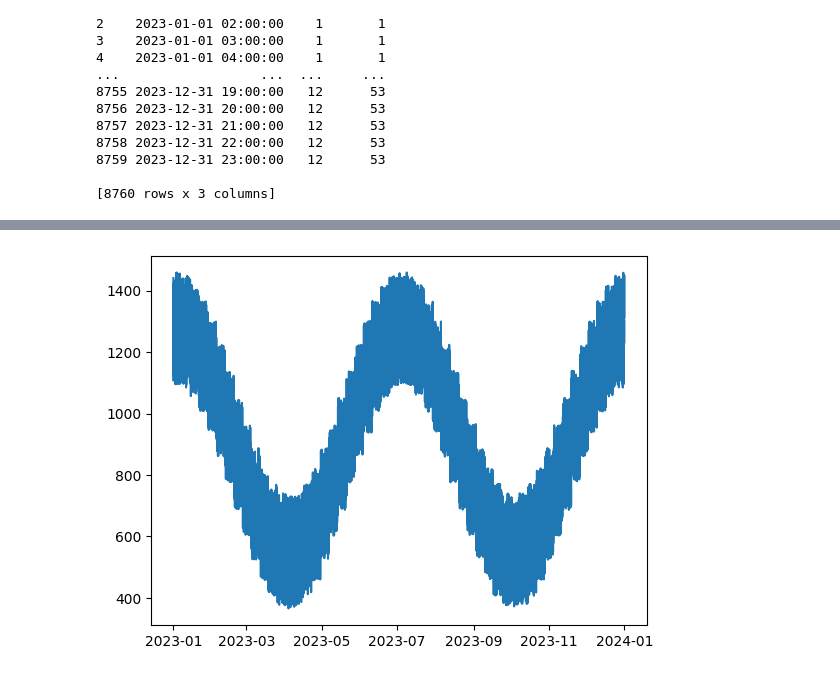
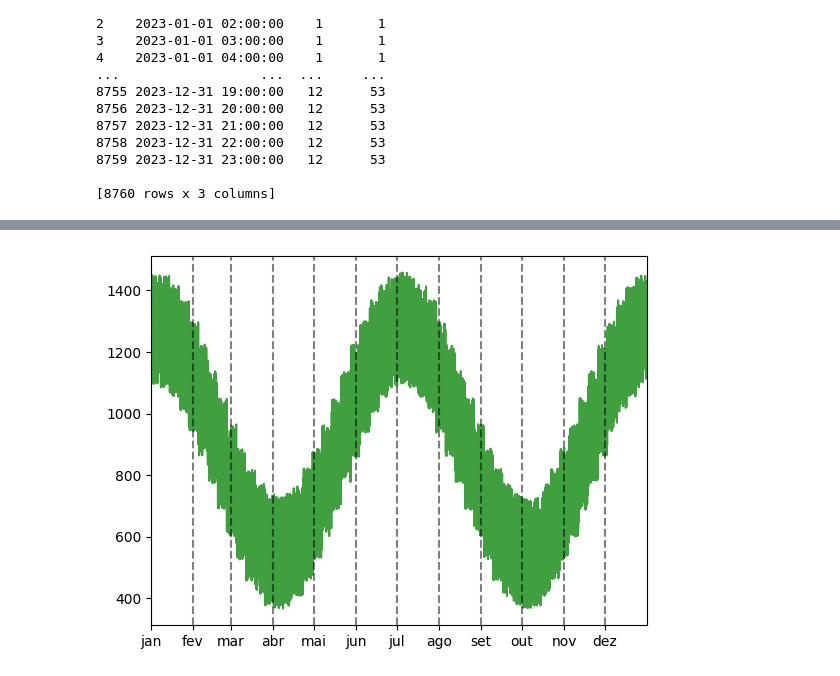
Before and after one commit to josehenriquehess/ENS5173_202401, a Jupyter notebook: Trabalho01.ipynb, the cells around one changed output, grey strips where cells are left out. Drawn from its saved outputs; the diff is of its cells as text; code cells hidden in the pictures.

```diff
--- a/Trabalho01.ipynb
+++ b/Trabalho01.ipynb
@@ -73,11 +75,13 @@ for ii in range(1,len(fe.columns)):
     for barra in barras:
         altura = barra.get_height()
         if np.isfinite(altura):  # Verificando se a altura não é nan
+            i = round((barra.get_x())-0.6)+1
+            print(i)
             # Adicionando os valores totais de emissão e de fator de emissão
             ax[ii-1].text(barra.get_x() + barra.get_width() / 2, altura + 0.05 * atv*fe.iloc[:,ii].max(), milhao(altura, None),
                           ha='center', va='bottom', fontsize=8,
                           bbox=dict(facecolor='white', alpha=1, edgecolor='black'))
-            ax[ii-1].text(barra.get_x() + barra.get_width() / 2, altura - 0.02 * atv*fe.iloc[:,ii].max(), str(fe.iloc[int(barra.get_x()-0.6)+1, ii]),
+            ax[ii-1].text(barra.get_x() + barra.get_width() / 2, altura - 0.02 * atv*fe.iloc[:,ii].max(), fe.iloc[i, ii],
                           ha='center', va='top', fontsize=8,
                           bbox=dict(facecolor='lightgray', alpha=1, edgecolor='black'))
 
@@ -181,10 +195,23 @@ print(df)
 atvHor = atvArray + sazonalidade
 df['Atividade Horária'] = atvHor
 
+# Configurando o locale para português
+locale.setlocale(locale.LC_TIME, 'pt_BR.utf8')
+
 # Criando uma figura com os valores aleatórios
 fig, ax= plt.subplots()
 
-ax.plot(df['Data'],df['Atividade Horária'])
+ax.plot(df['Data'],df['Atividade Horária'], color = 'green', alpha = 0.75, label = 'Produção horária')
+ax.plot(df['Data'],df['Atividade Horária'], color = 'green', alpha = 0.75)
+ax.set_xlim(pd.Timestamp('2023-01-01'), pd.Timestamp('2023-12-31 23:00:00'))
+
+# Adicionando linha para cada mês
+for date in pd.date_range(start='2023-01-01', end='2023-12-31', freq='MS'):
+    ax.axvline(x=date, color='black', linestyle='--', alpha=0.5)  # Escolha a cor, estilo e transparência conforme desejado
+
+# Configurando o formato do eixo x para mostrar os meses abreviados
+ax.xaxis.set_major_locator(mdates.MonthLocator())  # Coloca um marcador em cada mês
+ax.xaxis.set_major_formatter(mdates.DateFormatter('%b'))  # Mostra os três primeiros caracteres do mês
 
 df.to_csv(r"C:\Users\joseh\Documents\GitHub\ENS5173_202401\tabelas\ativWEG.csv")
 # %% [output]
@@ -206,3 +233,3 @@ df.to_csv(r"C:\Users\joseh\Documents\GitHub\ENS5173_202401\tabelas\ativWEG.csv")
 
 [8760 rows x 6 columns]
-[figure, old version]
+[figure, new version]
```
Also changed, not shown: parts of 3 cells of this notebook.
